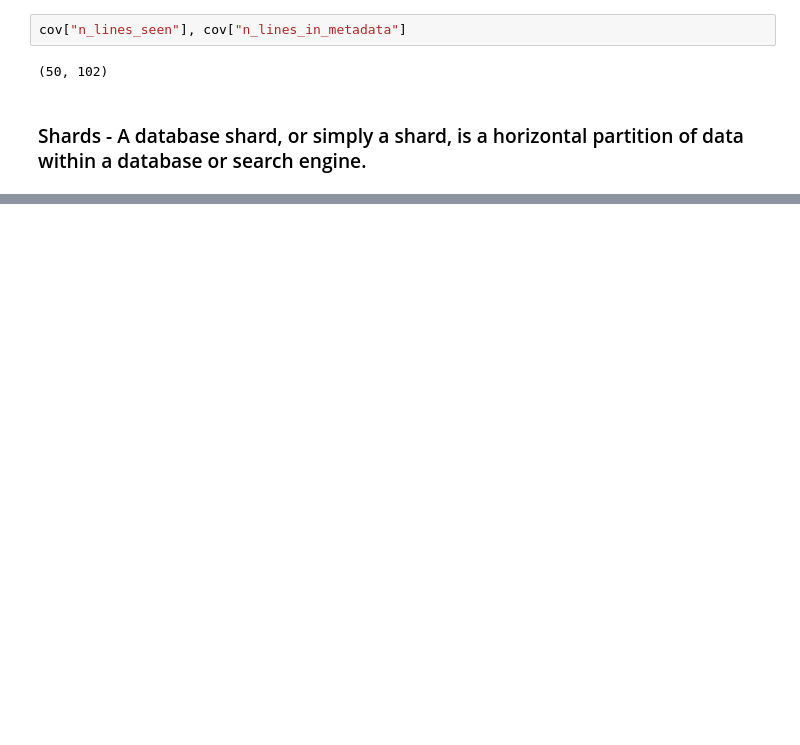
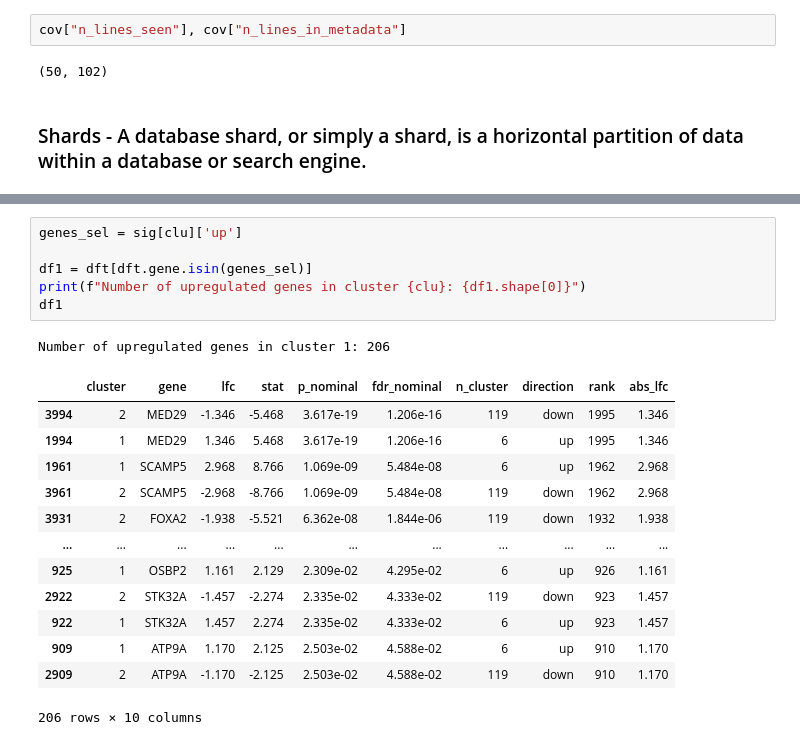
Before and after one commit to flalix/perturb_agent, a Jupyter notebook: notebooks/mtp_cBio_67_PAAD_prism cluster_embed.ipynb, the cells around one changed output, grey strips where cells are left out. Saved outputs shown, nothing was run; the diff lists cells and outputs as text; blank space fills up the shorter version.

```diff
--- a/notebooks/mtp_cBio_67_PAAD_prism cluster_embed.ipynb
+++ b/notebooks/mtp_cBio_67_PAAD_prism cluster_embed.ipynb
@@ -741,0 +1120,21 @@ R1 = mc.score_clusters_vs_tahoe(sig, S, cond)
+# %%
+genes_sel = sig[clu]['up']
+
+df1 = dft[dft.gene.isin(genes_sel)]
+print(f"Number of upregulated genes in cluster {clu}: {df1.shape[0]}")
+df1
+# %% [output]
+Number of upregulated genes in cluster 1: 206
+|  | cluster | gene | lfc | stat | p_nominal | fdr_nominal | n_cluster | direction | rank | abs_lfc |
+| 3994 | 2 | MED29 | -1.346 | -5.468 | 3.617e-19 | 1.206e-16 | 119 | down | 1995 | 1.346 |
+| 1994 | 1 | MED29 | 1.346 | 5.468 | 3.617e-19 | 1.206e-16 | 6 | up | 1995 | 1.346 |
+| 1961 | 1 | SCAMP5 | 2.968 | 8.766 | 1.069e-09 | 5.484e-08 | 6 | up | 1962 | 2.968 |
+| 3961 | 2 | SCAMP5 | -2.968 | -8.766 | 1.069e-09 | 5.484e-08 | 119 | down | 1962 | 2.968 |
+| 3931 | 2 | FOXA2 | -1.938 | -5.521 | 6.362e-08 | 1.844e-06 | 119 | down | 1932 | 1.938 |
+| ... | ... | ... | ... | ... | ... | ... | ... | ... | ... | ... |
+| 925 | 1 | OSBP2 | 1.161 | 2.129 | 2.309e-02 | 4.295e-02 | 6 | up | 926 | 1.161 |
+| 2922 | 2 | STK32A | -1.457 | -2.274 | 2.335e-02 | 4.333e-02 | 119 | down | 923 | 1.457 |
+| 922 | 1 | STK32A | 1.457 | 2.274 | 2.335e-02 | 4.333e-02 | 6 | up | 923 | 1.457 |
+| 909 | 1 | ATP9A | 1.170 | 2.125 | 2.503e-02 | 4.588e-02 | 6 | up | 910 | 1.170 |
+| 2909 | 2 | ATP9A | -1.170 | -2.125 | 2.503e-02 | 4.588e-02 | 119 | down | 910 | 1.170 |
+206 rows × 10 columns
```
Also changed, not shown: parts of 79 cells of this notebook, 3 other files.
